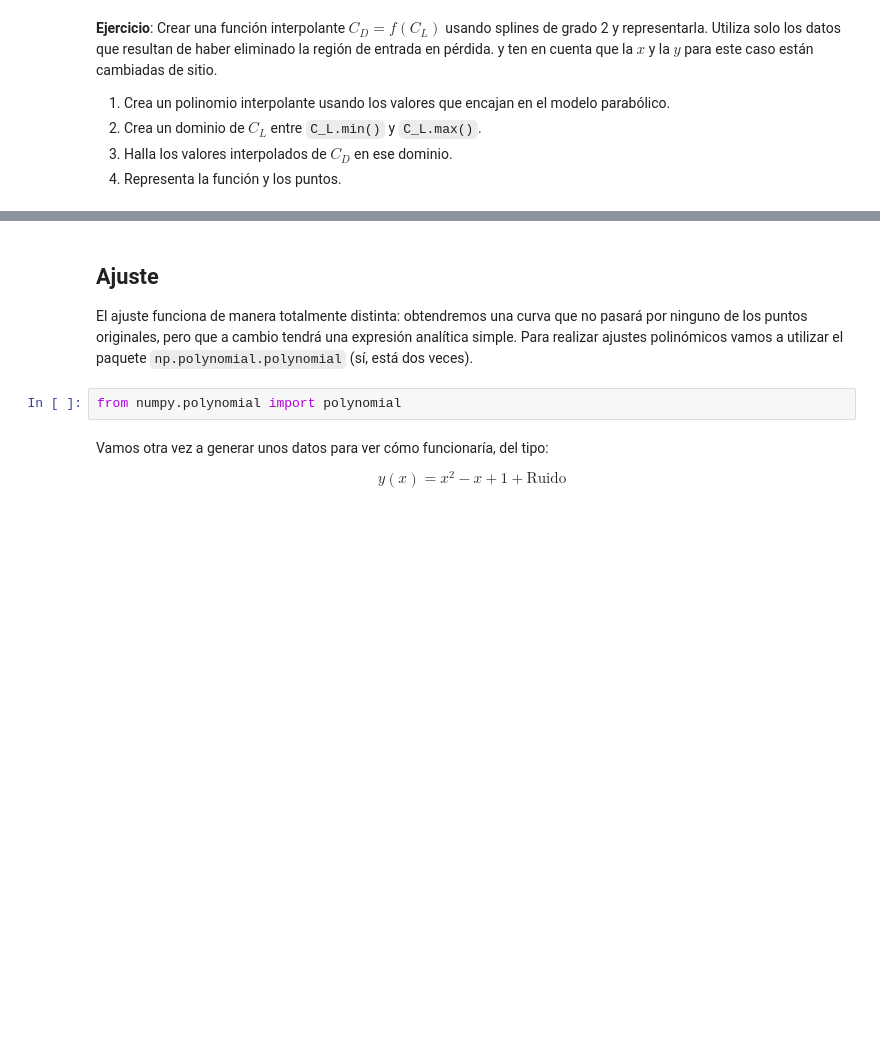
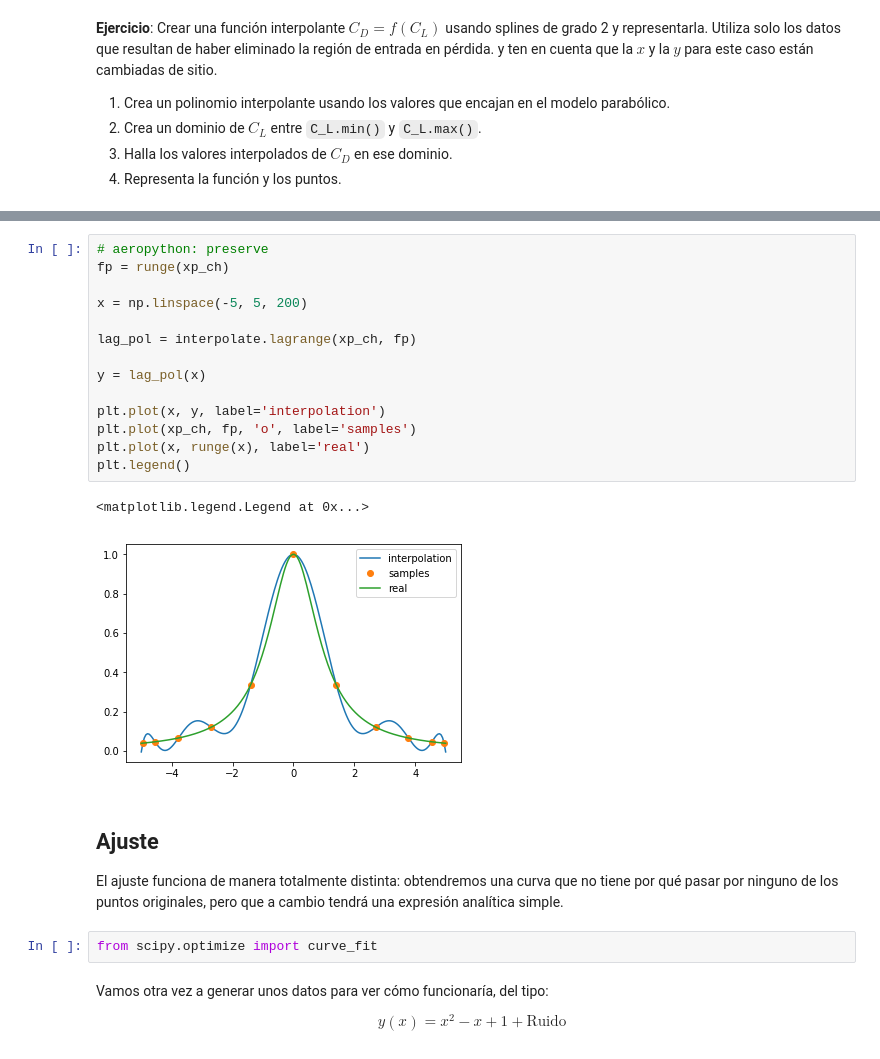
Before and after one commit to AeroPython/Curso_AeroPython, a Jupyter notebook: notebooks_completos/033-SciPy-InterpolacionAjuste.ipynb, the cells around one changed output, grey strips where cells are left out. Saved outputs shown, nothing was run; the diff lists cells and outputs as text; blank space fills up the shorter version.

```diff
--- a/notebooks_completos/033-SciPy-InterpolacionAjuste.ipynb
+++ b/notebooks_completos/033-SciPy-InterpolacionAjuste.ipynb
@@ -126,9 +179,26 @@ plt.plot(C_D, C_L, 'x', mew=2)
+# %%
+# aeropython: preserve
+fp = runge(xp_ch)
+
+x = np.linspace(-5, 5, 200)
+
+lag_pol = interpolate.lagrange(xp_ch, fp)
+
+y = lag_pol(x)
+
+plt.plot(x, y, label='interpolation')
+plt.plot(xp_ch, fp, 'o', label='samples')
+plt.plot(x, runge(x), label='real')
+plt.legend()
+# %% [output]
+<matplotlib.legend.Legend at 0x...>
+[figure, added]
 # %% [markdown]
 ## Ajuste
 
-El ajuste funciona de manera totalmente distinta: obtendremos una curva que no pasará por ninguno de los puntos originales, pero que a cambio tendrá una expresión analítica simple. Para realizar ajustes polinómicos vamos a utilizar el paquete `np.polynomial.polynomial` (sí, está dos veces).
+El ajuste funciona de manera totalmente distinta: obtendremos una curva que no tiene por qué pasar por ninguno de los puntos originales, pero que a cambio tendrá una expresión analítica simple.
-# %%
-from numpy.polynomial import polynomial
+# %%
+from scipy.optimize import curve_fit
 # %% [markdown]
 Vamos otra vez a generar unos datos para ver cómo funcionaría, del tipo:
 
```
Also changed, not shown: parts of 34 cells of this notebook.
